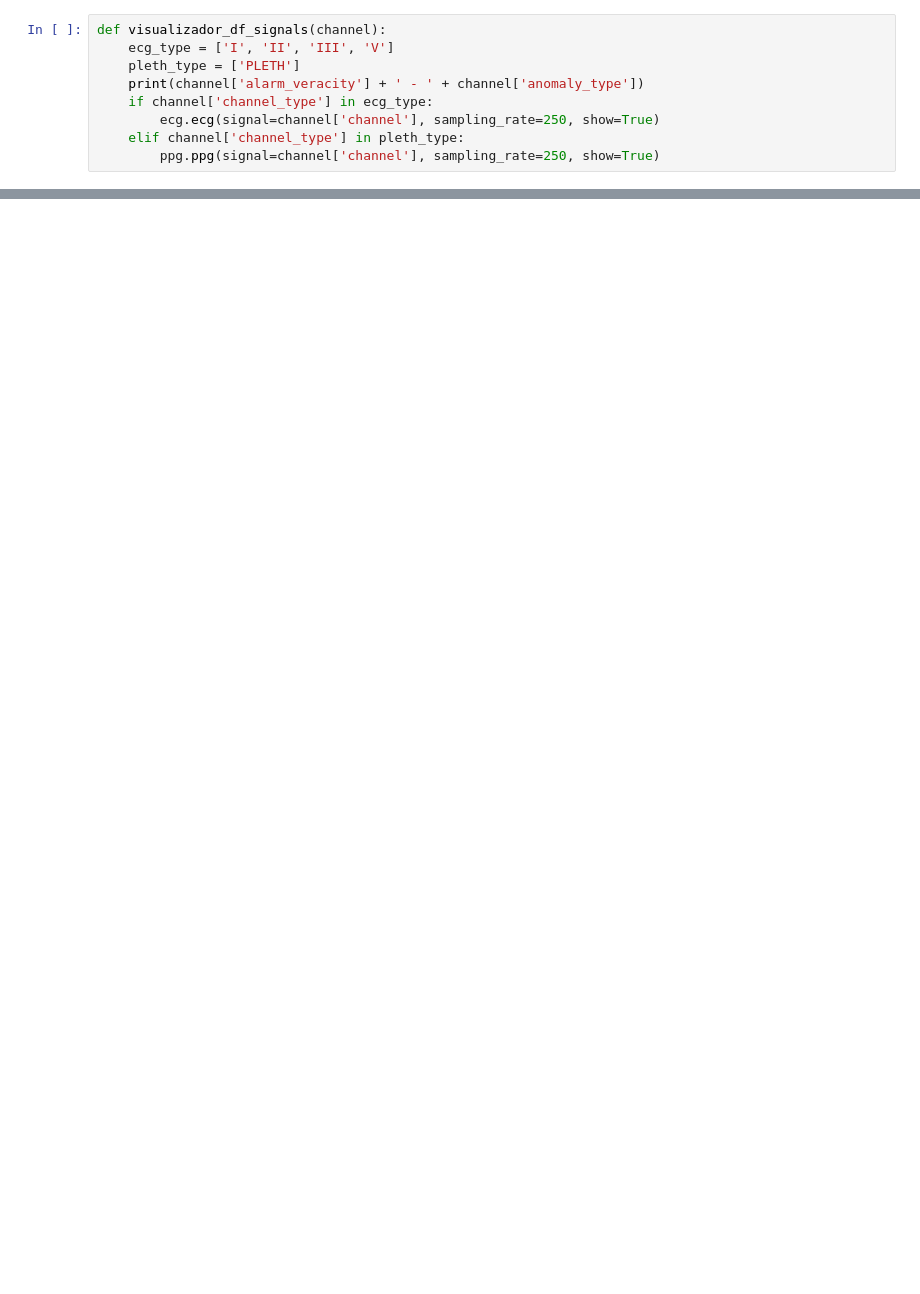
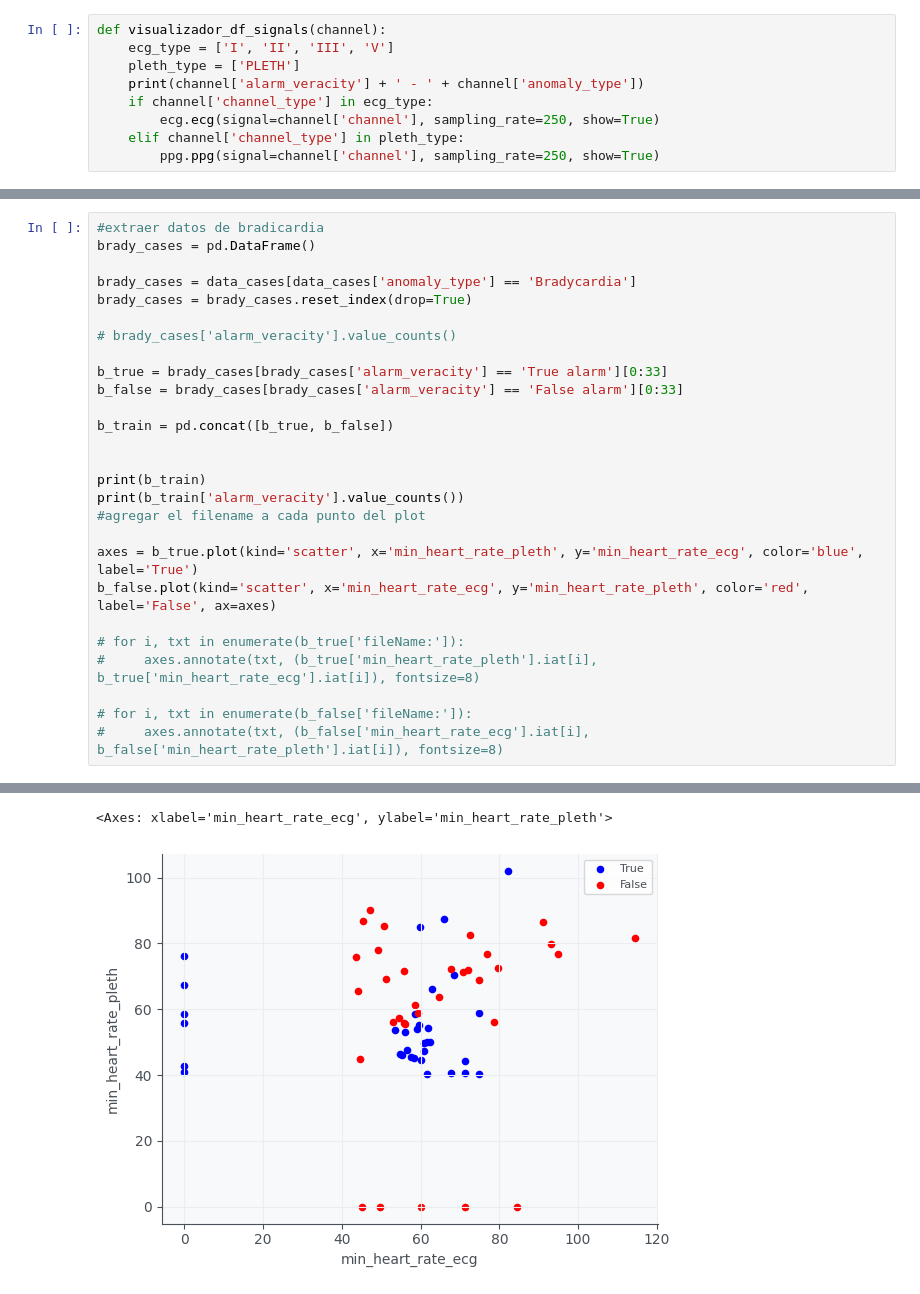
Before and after one commit to vynzk/UCIprojA-main, a Jupyter notebook: inform4.ipynb, the cells around one changed output, grey strips where cells are left out. Cells and saved outputs as stored; diff of their text form; blank space fills up the shorter version.

```diff
--- a/inform4.ipynb
+++ b/inform4.ipynb
@@ -622,0 +700,28 @@ brady_cases = brady_cases.reset_index(drop=True)
+# %%
+#extraer datos de bradicardia
+brady_cases = pd.DataFrame()
+
+brady_cases = data_cases[data_cases['anomaly_type'] == 'Bradycardia']
+brady_cases = brady_cases.reset_index(drop=True)
+
+# brady_cases['alarm_veracity'].value_counts()
+
+b_true = brady_cases[brady_cases['alarm_veracity'] == 'True alarm'][0:33]
+b_false = brady_cases[brady_cases['alarm_veracity'] == 'False alarm'][0:33]
+
+b_train = pd.concat([b_true, b_false])
+
+
+print(b_train)
+print(b_train['alarm_veracity'].value_counts())
+#agregar el filename a cada punto del plot
+
+axes = b_true.plot(kind='scatter', x='min_heart_rate_pleth', y='min_heart_rate_ecg', color='blue', label='True')
+b_false.plot(kind='scatter', x='min_heart_rate_ecg', y='min_heart_rate_pleth', color='red', label='False', ax=axes)
+
+# for i, txt in enumerate(b_true['fileName:']):
+#     axes.annotate(txt, (b_true['min_heart_rate_pleth'].iat[i], b_true['min_heart_rate_ecg'].iat[i]), fontsize=8)
+
+# for i, txt in enumerate(b_false['fileName:']):
+#     axes.annotate(txt, (b_false['min_heart_rate_ecg'].iat[i], b_false['min_heart_rate_pleth'].iat[i]), fontsize=8)
+# %% [output]
@@ -622,0 +745,2 @@ brady_cases = brady_cases.reset_index(drop=True)
+<Axes: xlabel='min_heart_rate_ecg', ylabel='min_heart_rate_pleth'>
+[figure, added]
```
Also changed, not shown: parts of 49 cells of this notebook, 8 other files.
